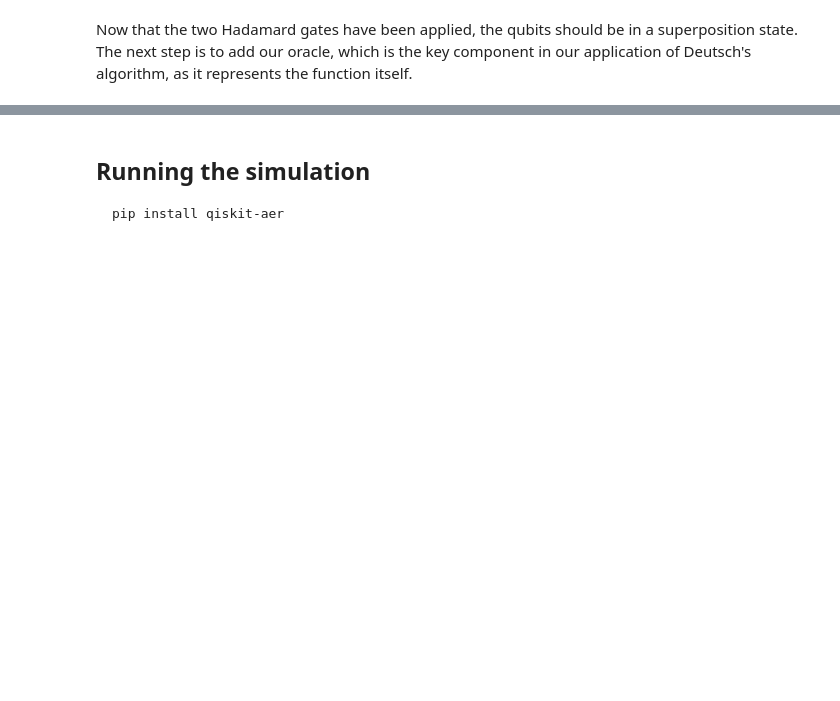
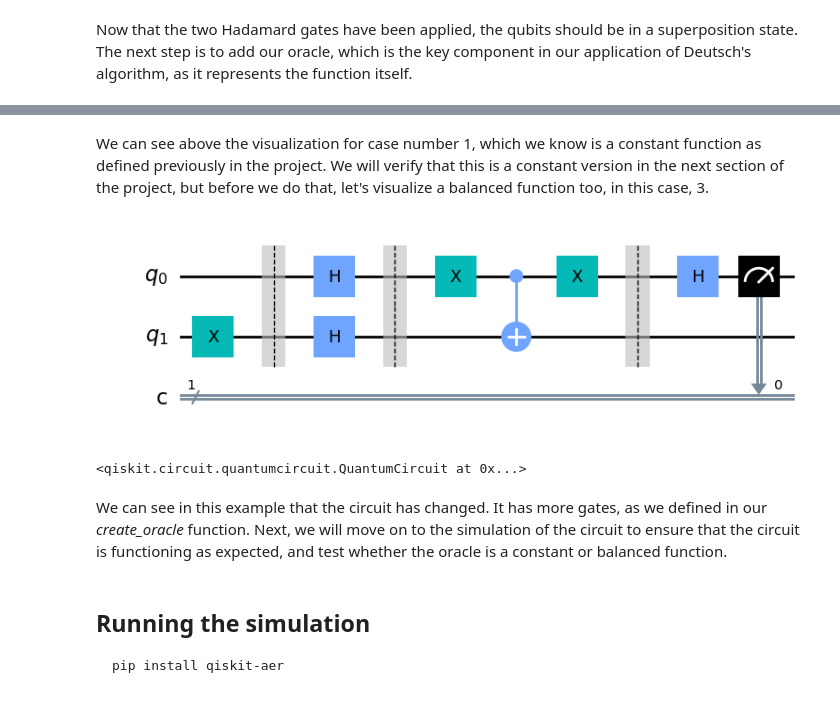
Before and after one commit to Owen-kc/EmergingTechnologies, a Jupyter notebook: project.ipynb, the cells around one changed output, grey strips where cells are left out. Drawn from its saved outputs; the diff is of its cells as text; code cells hidden in the pictures; blank space fills up the shorter version.

```diff
--- a/project.ipynb
+++ b/project.ipynb
@@ -310,3 +355,15 @@ deutsch_circuit.draw('mpl')
+# %% [markdown]
+We can see above the visualization for case number 1, which we know is a constant function as defined previously in the project. We will verify that this is a constant version in the next section of the project, but before we do that, let's visualize a balanced function too, in this case, 3.
+# %%
+# Define the case number
+case_number = 3
+# Pass the case number to the algorithm
+deutsch_algorithm(case_number)
+# %% [output]
+[figure, added]
+<qiskit.circuit.quantumcircuit.QuantumCircuit at 0x...>
+# %% [markdown]
+We can see in this example that the circuit has changed. It has more gates, as we defined in our *create_oracle* function. Next, we will move on to the simulation of the circuit to ensure that the circuit is functioning as expected, and test whether the oracle is a constant or balanced function.
 # %% [markdown]
 ## Running the simulation
 
```
Also changed, not shown: parts of 21 cells of this notebook.
